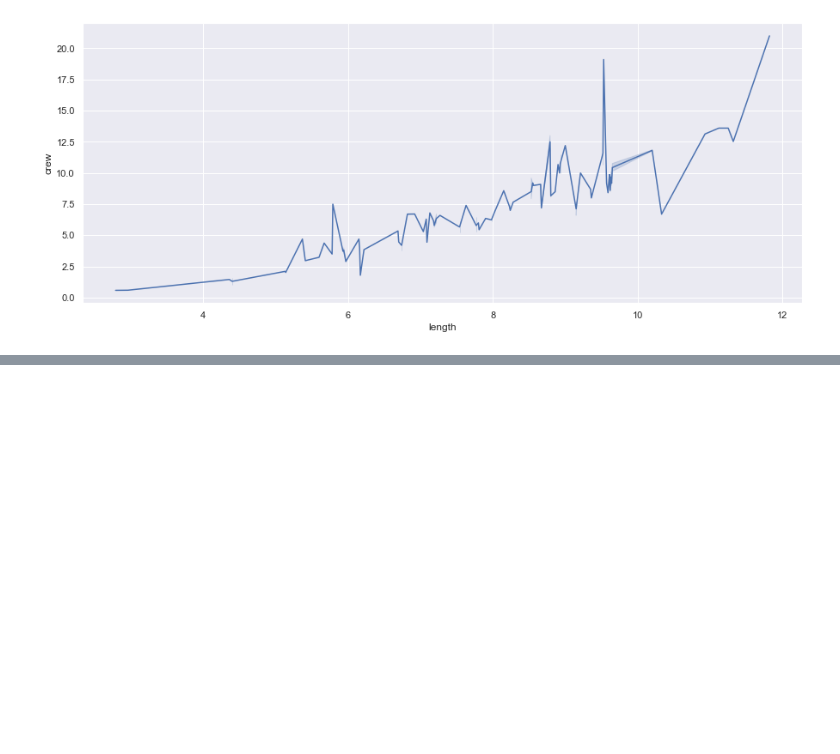
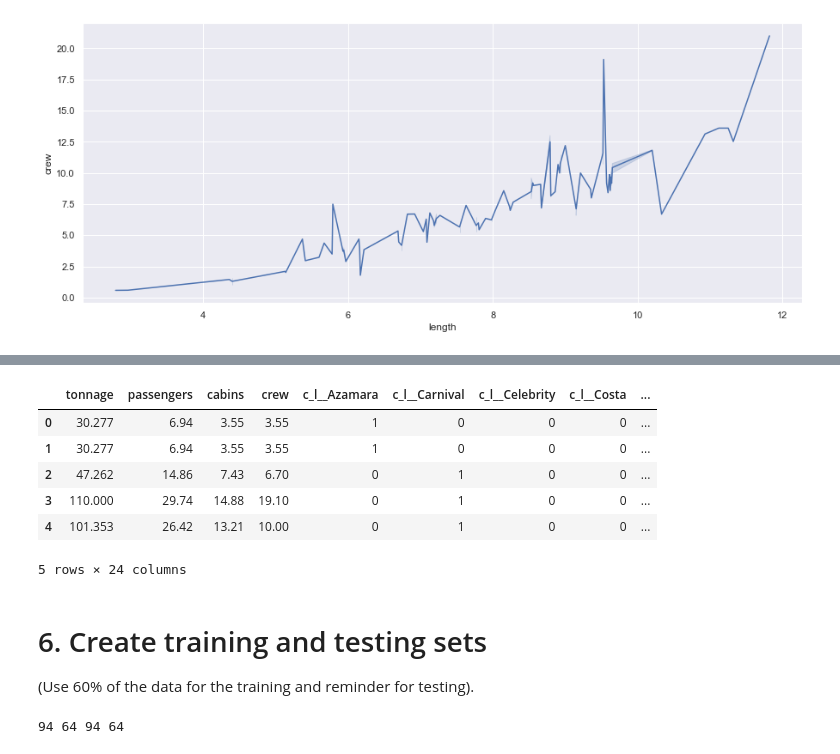
Before and after one commit to halpert3/cruise_ship, a Jupyter notebook: 1_cruise_ship_notebook.ipynb, the cells around one changed output, grey strips where cells are left out. Cells and saved outputs as stored; diff of their text form; code cells hidden in the pictures; blank space fills up the shorter version.

```diff
--- a/1_cruise_ship_notebook.ipynb
+++ b/1_cruise_ship_notebook.ipynb
@@ -159,0 +174,2 @@ Weak correlation:
+# %%
+data.drop(columns=['length', 'age', 'passenger_density', 'ship_name'], inplace=True)
@@ -159,0 +196,18 @@ Weak correlation:
+# %%
+dummy_cols = pd.get_dummies(data['cruise_line'], prefix='c_l_')
+# %%
+data = pd.concat([data, dummy_cols], axis=1)
+data.drop(columns=['cruise_line'], inplace=True)
+# %%
+data.head()
+# %% [output]
+|  | tonnage | passengers | cabins | crew | c_l__Azamara | c_l__Carnival | c_l__Celebrity | c_l__Costa | ... |
+| 0 | 30.277 | 6.94 | 3.55 | 3.55 | 1 | 0 | 0 | 0 | ... |
+| 1 | 30.277 | 6.94 | 3.55 | 3.55 | 1 | 0 | 0 | 0 | ... |
+| 2 | 47.262 | 14.86 | 7.43 | 6.70 | 0 | 1 | 0 | 0 | ... |
+| 3 | 110.000 | 29.74 | 14.88 | 19.10 | 0 | 1 | 0 | 0 | ... |
+| 4 | 101.353 | 26.42 | 13.21 | 10.00 | 0 | 1 | 0 | 0 | ... |
+5 rows × 24 columns
+# %% [markdown]
+# 6. Create training and testing sets
+(Use 60% of the data for the training and reminder for testing).
@@ -159,0 +221,4 @@ Weak correlation:
+# %%
+print(len(X_train), len(X_test), len(y_train), len(y_test))
+# %% [output]
+94 64 94 64
```
Also changed, not shown: parts of 13 cells of this notebook.
